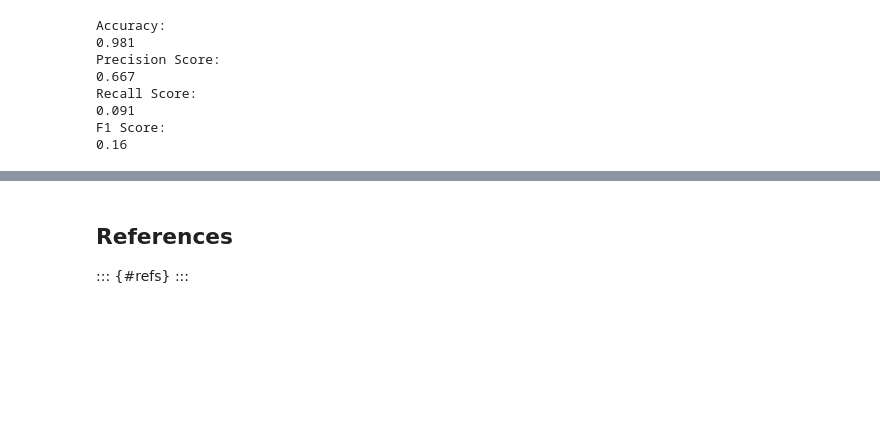
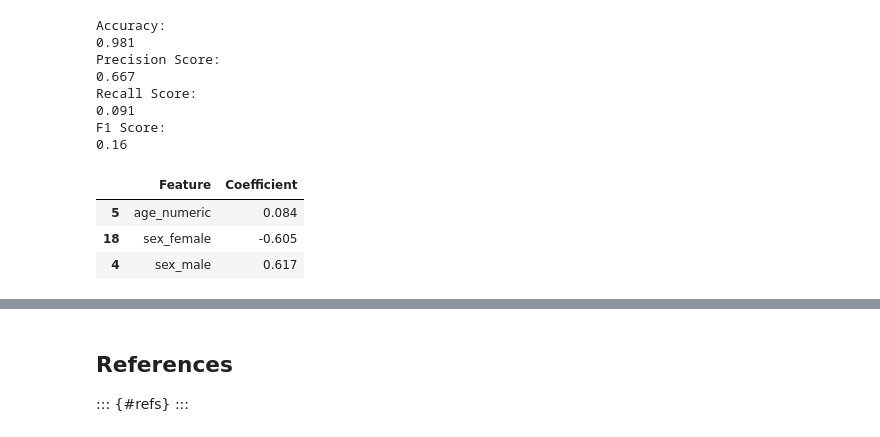
Before and after one commit to gediminas-skvarnavicius/s-korea-covid-19-analysis, a Jupyter notebook: analysis.ipynb, the cells around one changed output, grey strips where cells are left out. Saved outputs shown, nothing was run; the diff lists cells and outputs as text; code cells hidden in the pictures; blank space fills up the shorter version.

Commit message:
ML model coefficients

```diff
--- a/analysis.ipynb
+++ b/analysis.ipynb
@@ -949,3 +942,4 @@ train_patient, test_patient = train_test_split(
 # %%
 patient_mortality_model=LogisticRegression(solver='lbfgs', max_iter=10000)
-patient_mortality_model.fit(patient_ml_set.drop('state',axis=1),patient_ml_set['state'])
+patient_mortality_model.fit(train_patient.drop('state',axis=1),train_patient['state'])
+patient_prediction=patient_mortality_model.predict(test_patient.drop('state',axis=1))
@@ -986,3 +975,22 @@ Recall Score:
 0.091
 F1 Score:
 0.16
+# %%
+patient_mortality_coefficients = pd.DataFrame(
+    {
+        "Feature": patient_ml_set.drop("state", axis=1).columns,
+        "Coefficient": patient_mortality_model.coef_[0],
+    }
+)
+patient_mortality_coefficients = patient_mortality_coefficients.sort_values(
+    "Coefficient", ascending=False
+).reset_index(drop=True)
+non_province_features = ["age_numeric", "sex_male", "sex_female"]
+patient_mortality_coefficients.loc[
+    patient_mortality_coefficients["Feature"].isin(non_province_features)
+].sort_values("Feature")
+# %% [output]
+|  | Feature | Coefficient |
+| 5 | age_numeric | 0.084 |
+| 18 | sex_female | -0.605 |
+| 4 | sex_male | 0.617 |
```
Also changed, not shown: parts of 18 cells of this notebook, 1 other file.
